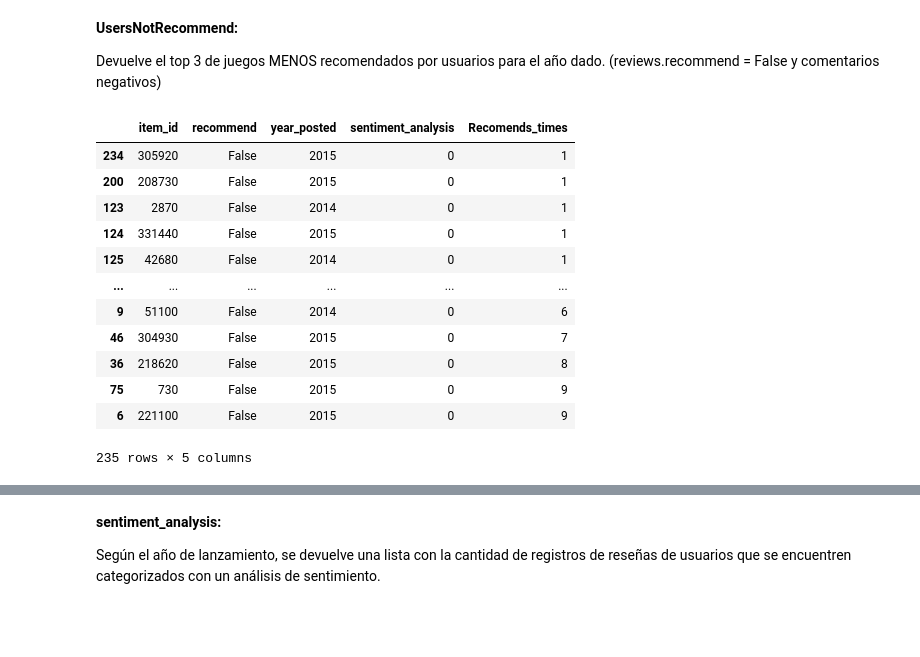
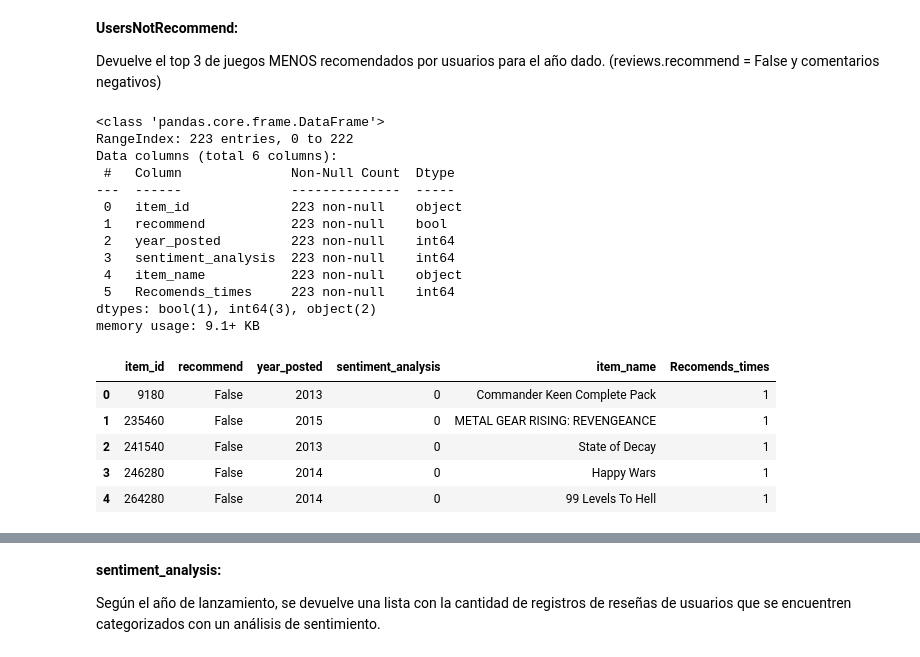
Before and after one commit to JuanPa2608/MovieSearcher, a Jupyter notebook: Funciones/datasets_functions.ipynb, the cells around one changed output, grey strips where cells are left out. Drawn from its saved outputs; the diff is of its cells as text; code cells hidden in the pictures; blank space fills up the shorter version.

```diff
--- a/Funciones/datasets_functions.ipynb
+++ b/Funciones/datasets_functions.ipynb
@@ -261,0 +278,5 @@ memory usage: 1.9+ MB
+# %%
+df_items_2 = df_items.drop(columns = ['user_id','items_count','steam_id','playtime_forever'])
+df_items_2.drop_duplicates(subset = ['item_id','item_name'],inplace = True)
+df_items_2.reset_index(drop=True,inplace=True)
+df_items_2.info()
@@ -261,0 +293,4 @@ memory usage: 1.9+ MB
+# %%
+
+df_reviews_recomend = df_reviews_recomend.merge(df_items_2,left_on='item_id', right_on='item_id',how='left')
+df_reviews_recomend
@@ -296,31 +367,42 @@ top_recomend
 
 Devuelve el top 3 de juegos MENOS recomendados por usuarios para el año dado. (reviews.recommend = False y comentarios negativos)
 # %%
-df_UsersNotRecommend = df_reviews_recomend[['item_id','recommend','year_posted','sentiment_analysis']].copy()
+df_UsersNotRecommend = df_reviews_recomend[['item_id','recommend','year_posted','sentiment_analysis','item_name']].copy()
 df_UsersNotRecommend = df_UsersNotRecommend[df_UsersNotRecommend['recommend'] == 0]
 
 # Separando comentarios negativos
 df_UsersNotRecommend = df_UsersNotRecommend[df_UsersNotRecommend['sentiment_analysis'] == 0]
 
+
+# Se eliminan items que no tengan nombre para poder responder los End Points con Nombre
+df_UsersNotRecommend.dropna(subset=['item_name'],inplace=True)
+
 df_UsersNotRecommend['Recomends_times'] = df_UsersNotRecommend.groupby(['item_id','year_posted'])['item_id'].transform('count')
 df_UsersNotRecommend.drop_duplicates(subset=['item_id','year_posted','Recomends_times'],inplace=True)
+df_UsersNotRecommend.sort_values(by='Recomends_times',ascending=True,inplace=True)
 df_UsersNotRecommend.reset_index(drop=True,inplace=True)
-df_UsersNotRecommend.sort_values(by='Recomends_times',ascending=True,inplace=True)
-df_UsersNotRecommend
+df_UsersNotRecommend.info()
+df_UsersNotRecommend.head()
 # %% [output]
+<class 'pandas.core.frame.DataFrame'>
+RangeIndex: 223 entries, 0 to 222
+Data columns (total 6 columns):
+ #   Column              Non-Null Count  Dtype
+---  ------              --------------  -----
+ 0   item_id             223 non-null    object
+ 1   recommend           223 non-null    bool
+ 2   year_posted         223 non-null    int64
+ 3   sentiment_analysis  223 non-null    int64
+ 4   item_name           223 non-null    object
+ 5   Recomends_times     223 non-null    int64
+dtypes: bool(1), int64(3), object(2)
+memory usage: 9.1+ KB
-|  | item_id | recommend | year_posted | sentiment_analysis | Recomends_times |
-| 234 | 305920 | False | 2015 | 0 | 1 |
-| 200 | 208730 | False | 2015 | 0 | 1 |
-| 123 | 2870 | False | 2014 | 0 | 1 |
-| 124 | 331440 | False | 2015 | 0 | 1 |
-| 125 | 42680 | False | 2014 | 0 | 1 |
-| ... | ... | ... | ... | ... | ... |
-| 9 | 51100 | False | 2014 | 0 | 6 |
-| 46 | 304930 | False | 2015 | 0 | 7 |
-| 36 | 218620 | False | 2015 | 0 | 8 |
-| 75 | 730 | False | 2015 | 0 | 9 |
-| 6 | 221100 | False | 2015 | 0 | 9 |
+|  | item_id | recommend | year_posted | sentiment_analysis | item_name | Recomends_times |
+| 0 | 9180 | False | 2013 | 0 | Commander Keen Complete Pack | 1 |
+| 1 | 235460 | False | 2015 | 0 | METAL GEAR RISING: REVENGEANCE | 1 |
+| 2 | 241540 | False | 2013 | 0 | State of Decay | 1 |
+| 3 | 246280 | False | 2014 | 0 | Happy Wars | 1 |
+| 4 | 264280 | False | 2014 | 0 | 99 Levels To Hell | 1 |
-235 rows × 5 columns
 # %%
 # Funcion de consulta
 def UsersNotRecommend(anio):
```
Also changed, not shown: parts of 9 cells of this notebook.
